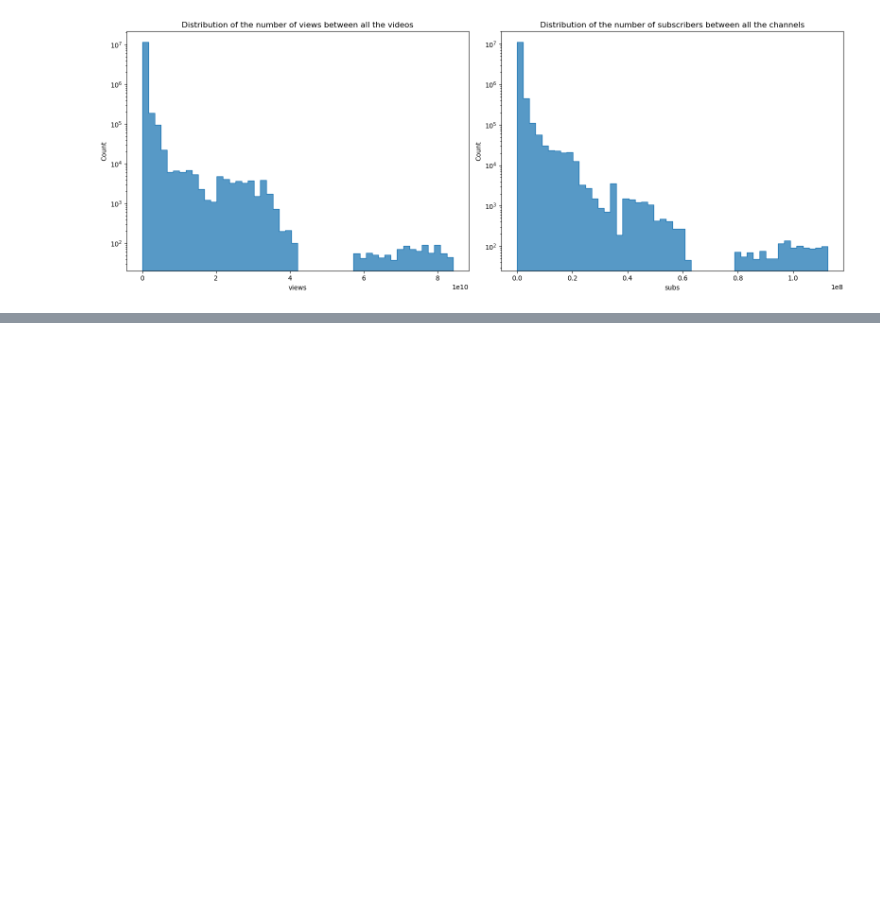
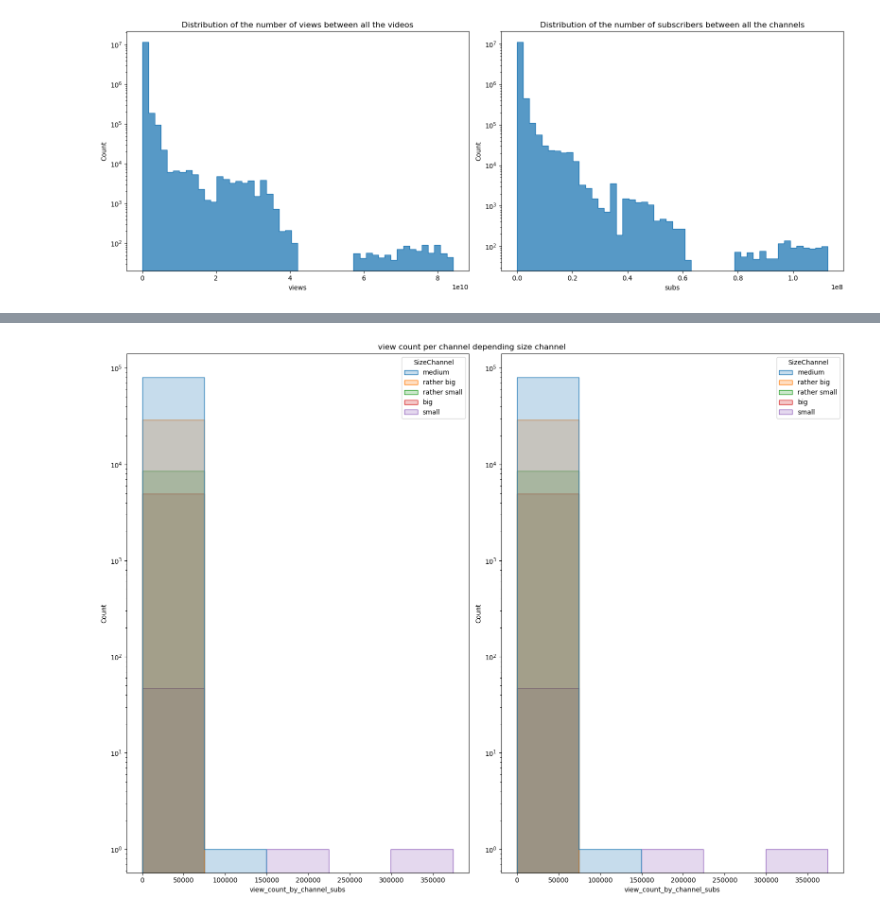
Before and after one commit to epfl-ada/ada-2022-project-adagang, a Jupyter notebook: exploration.ipynb, the cells around one changed output, grey strips where cells are left out. Saved outputs shown, nothing was run; the diff lists cells and outputs as text; code cells hidden in the pictures; blank space fills up the shorter version.

```diff
--- a/exploration.ipynb
+++ b/exploration.ipynb
@@ -285,0 +364,7 @@ plt.show()
+# %%
+df_grouped = videos_on_date_by_channel.groupby('channel_id', as_index=False)[['sia_negative_title', 'sia_neutral_title', 'sia_positive_title',
+       'sia_compound_title', 'sia_negative_description',
+       'sia_neutral_description', 'sia_positive_description',
+       'sia_compound_description', 'views', 'delta_views', 'subs',
+       'delta_subs','like_count_by_subs', 'dislike_count_by_subs',
+       'view_count_by_channel_views', 'view_count_by_channel_subs']].mean()
@@ -285,0 +391,27 @@ plt.show()
+# %%
+def classify_channel(df):
+    new_column = []
+    for idx, row in df.iterrows():
+
+
+
+        if row['subs']<1000:
+            new_column.append('small')
+
+        elif row['subs']>=1000 and row['subs']<10000:
+            new_column.append('rather small')
+
+        elif row['subs']>=10000 and row['subs']<100000:
+            new_column.append('medium')
+
+        elif row['subs']>=100000 and row['subs']<1000000:
+            new_column.append('rather big')
+
+        elif row['subs']>=1000000:
+            new_column.append('big')
+
+
+    df2 = df.assign(SizeChannel=new_column)
+    return df2
+# %%
+new_df_grouped = classify_channel(df_grouped)
@@ -285,0 +434,13 @@ plt.show()
+# %%
+fig, axes = plt.subplots(nrows=1, ncols=2, figsize=(16,12))
+
+
+
+sns.histplot(new_df_grouped, x='view_count_by_channel_subs', bins=5, hue="SizeChannel", element="step", ax=axes[0]).set(yscale ='log')
+sns.histplot(new_df_grouped, x='view_count_by_channel_subs', bins=5, hue="SizeChannel", element="step", ax=axes[1]).set(yscale ='log')
+
+fig.suptitle('view count per channel depending size channel')
+plt.tight_layout()
+plt.show()
+# %% [output]
+[figure, added]
```
Also changed, not shown: parts of 26 cells of this notebook.
